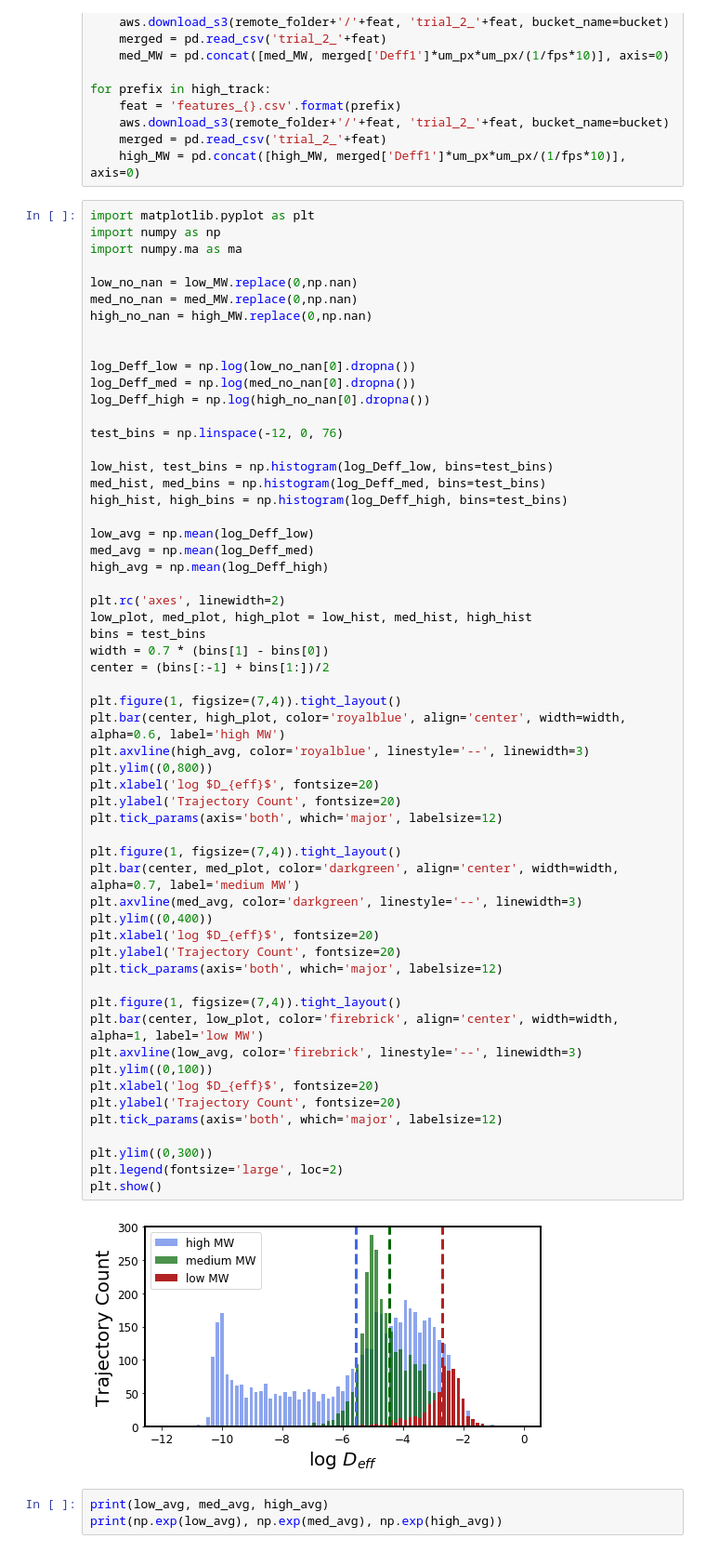
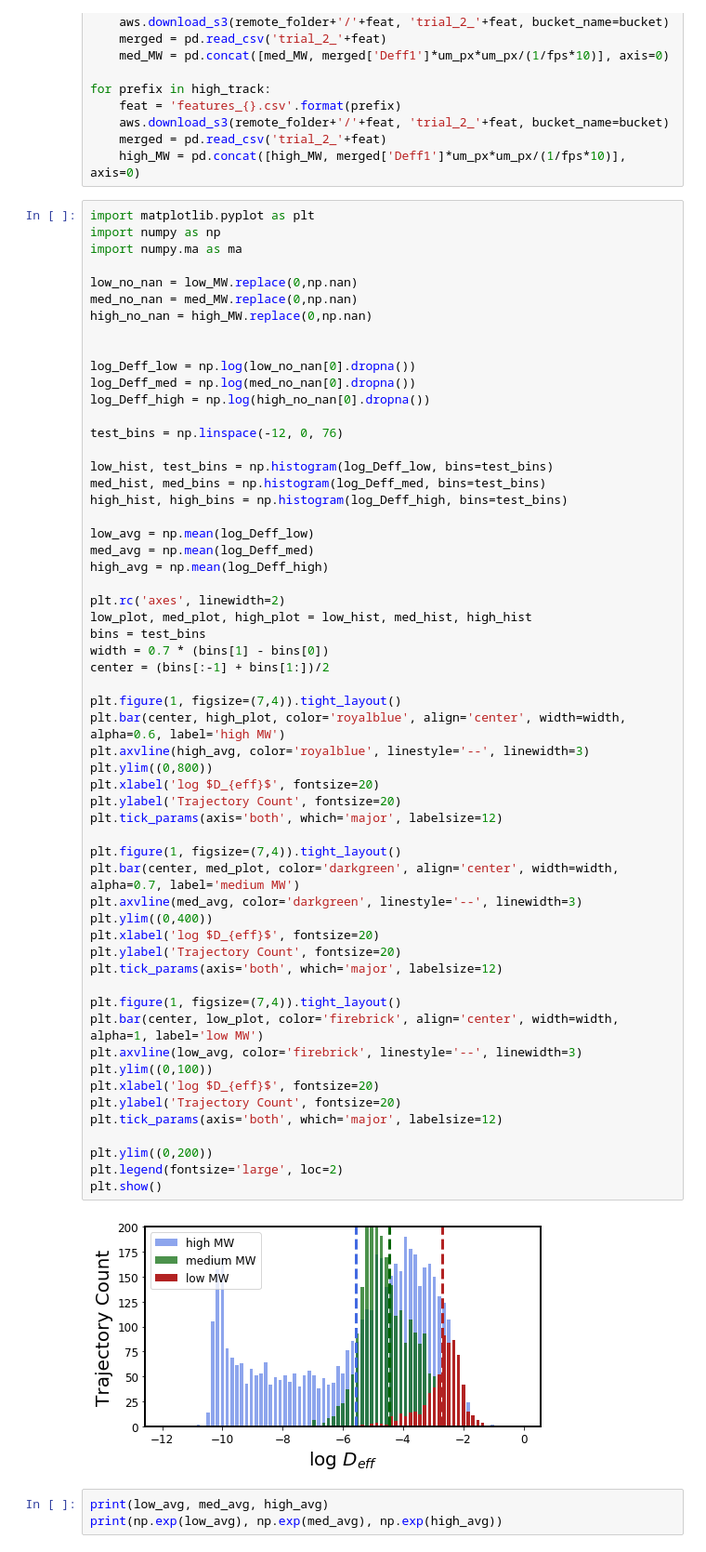
Before and after one commit to mimc7580/diff_classifier, a Jupyter notebook: notebooks/development/07_10_19_MPT_HA_solutions_trial_2_100nm.ipynb, the cells around one changed output. Shown at 93% size. Drawn from its saved outputs; the diff is of its cells as text.

```diff
--- a/notebooks/development/07_10_19_MPT_HA_solutions_trial_2_100nm.ipynb
+++ b/notebooks/development/07_10_19_MPT_HA_solutions_trial_2_100nm.ipynb
@@ -438,35 +438,35 @@ bins = test_bins
 width = 0.7 * (bins[1] - bins[0])
 center = (bins[:-1] + bins[1:])/2
 
 plt.figure(1, figsize=(7,4)).tight_layout()
 plt.bar(center, high_plot, color='royalblue', align='center', width=width, alpha=0.6, label='high MW')
 plt.axvline(high_avg, color='royalblue', linestyle='--', linewidth=3)
 plt.ylim((0,800))
 plt.xlabel('log $D_{eff}$', fontsize=20)
 plt.ylabel('Trajectory Count', fontsize=20)
 plt.tick_params(axis='both', which='major', labelsize=12)
 
 plt.figure(1, figsize=(7,4)).tight_layout()
 plt.bar(center, med_plot, color='darkgreen', align='center', width=width, alpha=0.7, label='medium MW')
 plt.axvline(med_avg, color='darkgreen', linestyle='--', linewidth=3)
 plt.ylim((0,400))
 plt.xlabel('log $D_{eff}$', fontsize=20)
 plt.ylabel('Trajectory Count', fontsize=20)
 plt.tick_params(axis='both', which='major', labelsize=12)
 
 plt.figure(1, figsize=(7,4)).tight_layout()
 plt.bar(center, low_plot, color='firebrick', align='center', width=width, alpha=1, label='low MW')
 plt.axvline(low_avg, color='firebrick', linestyle='--', linewidth=3)
 plt.ylim((0,100))
 plt.xlabel('log $D_{eff}$', fontsize=20)
 plt.ylabel('Trajectory Count', fontsize=20)
 plt.tick_params(axis='both', which='major', labelsize=12)
 
-plt.ylim((0,300))
+plt.ylim((0,200))
 plt.legend(fontsize='large', loc=2)
 plt.show()
 # %% [output]
-[figure, old version]
+[figure, new version]
 # %%
 print(low_avg, med_avg, high_avg)
 print(np.exp(low_avg), np.exp(med_avg), np.exp(high_avg))
```
Also changed, not shown: 7 other files.
